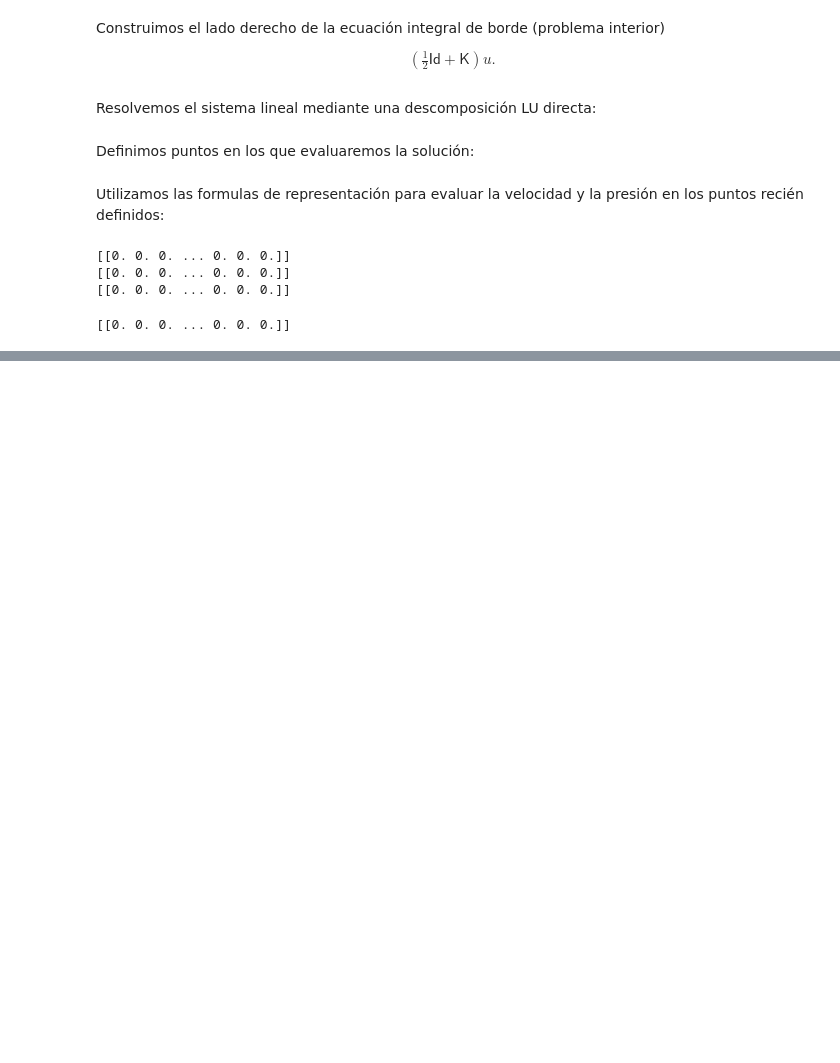
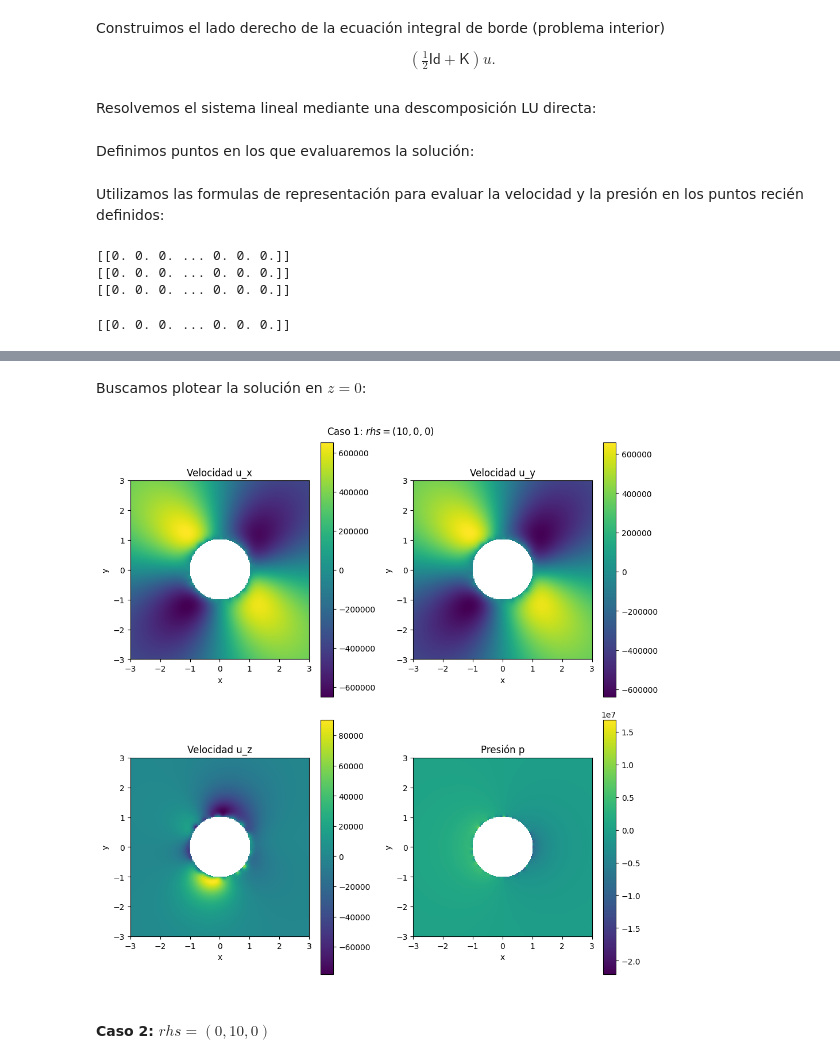
Before and after one commit to Danielggonzalez177/Proyecto-IMT3810, a Jupyter notebook: Simulation.ipynb, the cells around one changed output, grey strips where cells are left out. Saved outputs shown, nothing was run; the diff lists cells and outputs as text; code cells hidden in the pictures; blank space fills up the shorter version.

```diff
--- a/Simulation.ipynb
+++ b/Simulation.ipynb
@@ -138,0 +168,8 @@ print(p_evaluated)
+# %% [markdown]
+Buscamos plotear la solución en $z=0$:
+# %%
+n_grid_points = 200
+plot_grid = np.mgrid[-3 : 3 : n_grid_points * 1j, -3 : 3 : n_grid_points * 1j]
+points = np.vstack(
+    (plot_grid[0].ravel(), plot_grid[1].ravel(), np.zeros(plot_grid[0].size))
+)
@@ -138,0 +209,62 @@ print(p_evaluated)
+# %%
+# Presión:
+slp10_pot = bempp.api.operators.potential.stokes.single_layer(
+    p1_space, points, opt_layer=9
+)
+slp11_pot = bempp.api.operators.potential.stokes.single_layer(
+    p1_space, points, opt_layer=10
+)
+slp12_pot = bempp.api.operators.potential.stokes.single_layer(
+    p1_space, points, opt_layer=11
+)
+
+p_evaluated = slp10_pot * Tu[0] + slp11_pot * Tu[1] + slp12_pot * Tu[2]
+# %%
+%matplotlib inline
+
+# Filter out solution values that are associated with points outside the unit circle.
+u_evaluated1 = u_evaluated1.reshape((n_grid_points,n_grid_points))
+u_evaluated2 = u_evaluated2.reshape((n_grid_points,n_grid_points))
+u_evaluated3 = u_evaluated3.reshape((n_grid_points,n_grid_points))
+p_evaluated  = p_evaluated.reshape((n_grid_points,n_grid_points))
+radius = np.sqrt(plot_grid[0]**2 + plot_grid[1]**2)
+u_evaluated1[radius<1] = np.nan
+u_evaluated2[radius<1] = np.nan
+u_evaluated3[radius<1] = np.nan
+p_evaluated[radius<1] = np.nan
+
+# Plot the image
+import matplotlib.pyplot as plt
+f, axs = plt.subplots(2,2,figsize=(10,10))
+
+image = axs[0,0].imshow(u_evaluated1, extent=(-3,3,-3, 3))
+plt.colorbar(image, ax=axs[0,0])
+axs[0,0].set_title("Velocidad u_x")
+axs[0,0].set_xlabel('x')
+axs[0,0].set_ylabel('y')
+
+image = axs[0,1].imshow(u_evaluated2, extent=(-3,3,-3, 3))
+plt.colorbar(image, ax=axs[0,1])
+axs[0,1].set_title("Velocidad u_y")
+axs[0,1].set_xlabel('x')
+axs[0,1].set_ylabel('y')
+
+image = axs[1,0].imshow(u_evaluated3, extent=(-3,3,-3, 3))
+plt.colorbar(image, ax=axs[1,0])
+axs[1,0].set_title("Velocidad u_z")
+axs[1,0].set_xlabel('x')
+axs[1,0].set_ylabel('y')
+
+image = axs[1,1].imshow(p_evaluated, extent=(-3,3,-3, 3))
+plt.colorbar(image, ax=axs[1,1])
+axs[1,1].set_title("Presión p")
+axs[1,1].set_xlabel('x')
+axs[1,1].set_ylabel('y')
+
+f.suptitle('Caso 1: $rhs=(10,0,0)$')
+f.tight_layout()
+plt.show()
+# %% [output]
+[figure, added]
+# %% [markdown]
+#### Caso 2: $rhs=(0,10,0)$
```
Also changed, not shown: parts of 9 cells of this notebook.
